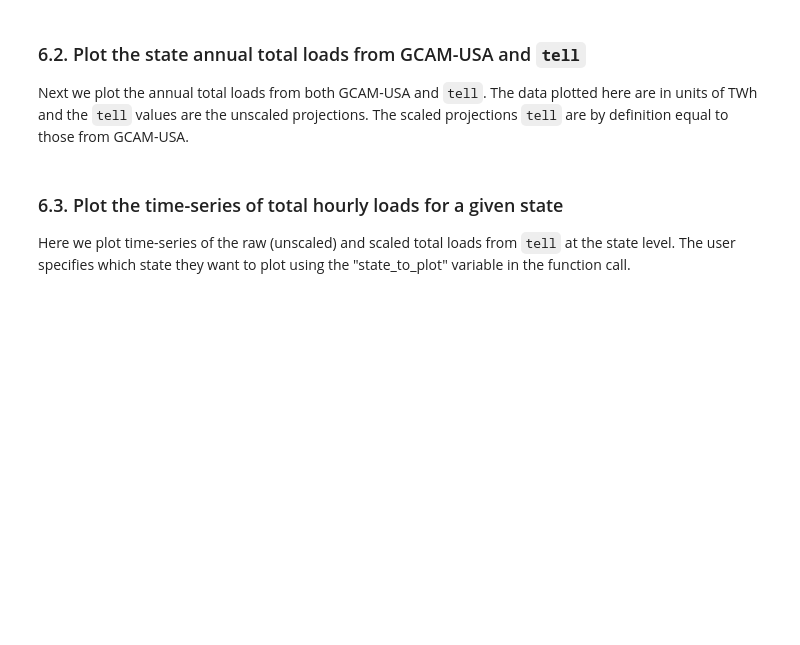
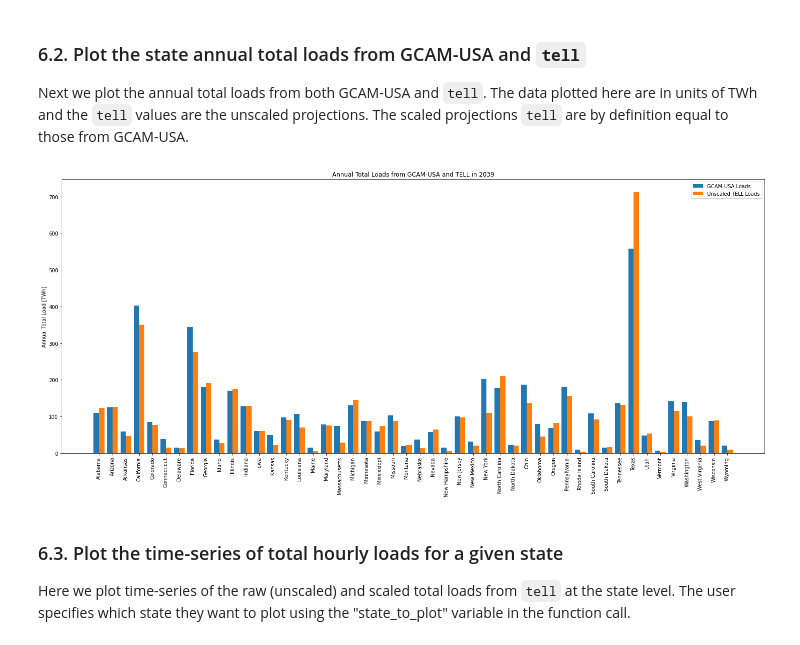
Before and after one commit to IMMM-SFA/tell, a Jupyter notebook: notebooks/tell_quickstarter.ipynb, the cells around one changed output. Drawn from its saved outputs; the diff is of its cells as text; code cells hidden in the pictures; blank space fills up the shorter version.

```diff
--- a/notebooks/tell_quickstarter.ipynb
+++ b/notebooks/tell_quickstarter.ipynb
@@ -195,12 +215,14 @@ tell.plot_state_scaling_factors(year_to_plot = '2099',
 Next we plot the annual total loads from both GCAM-USA and `tell`. The data plotted here are in units of TWh and the `tell` values are the unscaled projections. The scaled projections `tell` are by definition equal to those from GCAM-USA.
 # %%
 # Plot the annual total loads from both GCAM-USA and TELL:
-tell.plot_state_annual_total_loads(year_to_plot = '2099',
+tell.plot_state_annual_total_loads(year_to_plot = '2039',
                                    scenario_to_plot = 'rcp85hotter_ssp5',
                                    data_input_dir = tell_data_dir,
                                    image_output_dir = tell_image_dir,
                                    image_resolution = 150,
                                    save_images = True)
+# %% [output]
+[figure, added]
 # %% [markdown]
 ### 6.3. Plot the time-series of total hourly loads for a given state
 
```
Also changed, not shown: parts of 5 cells of this notebook.
